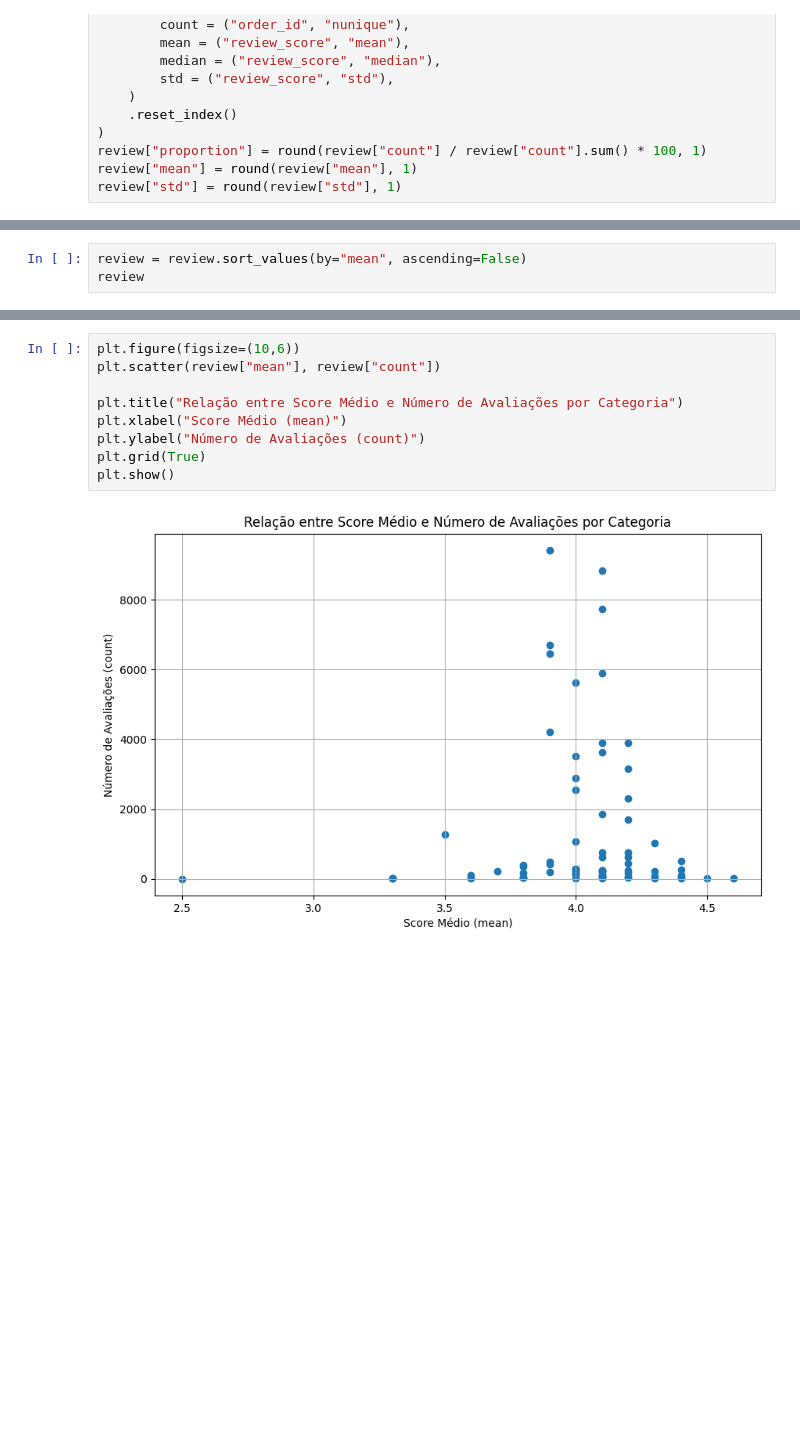
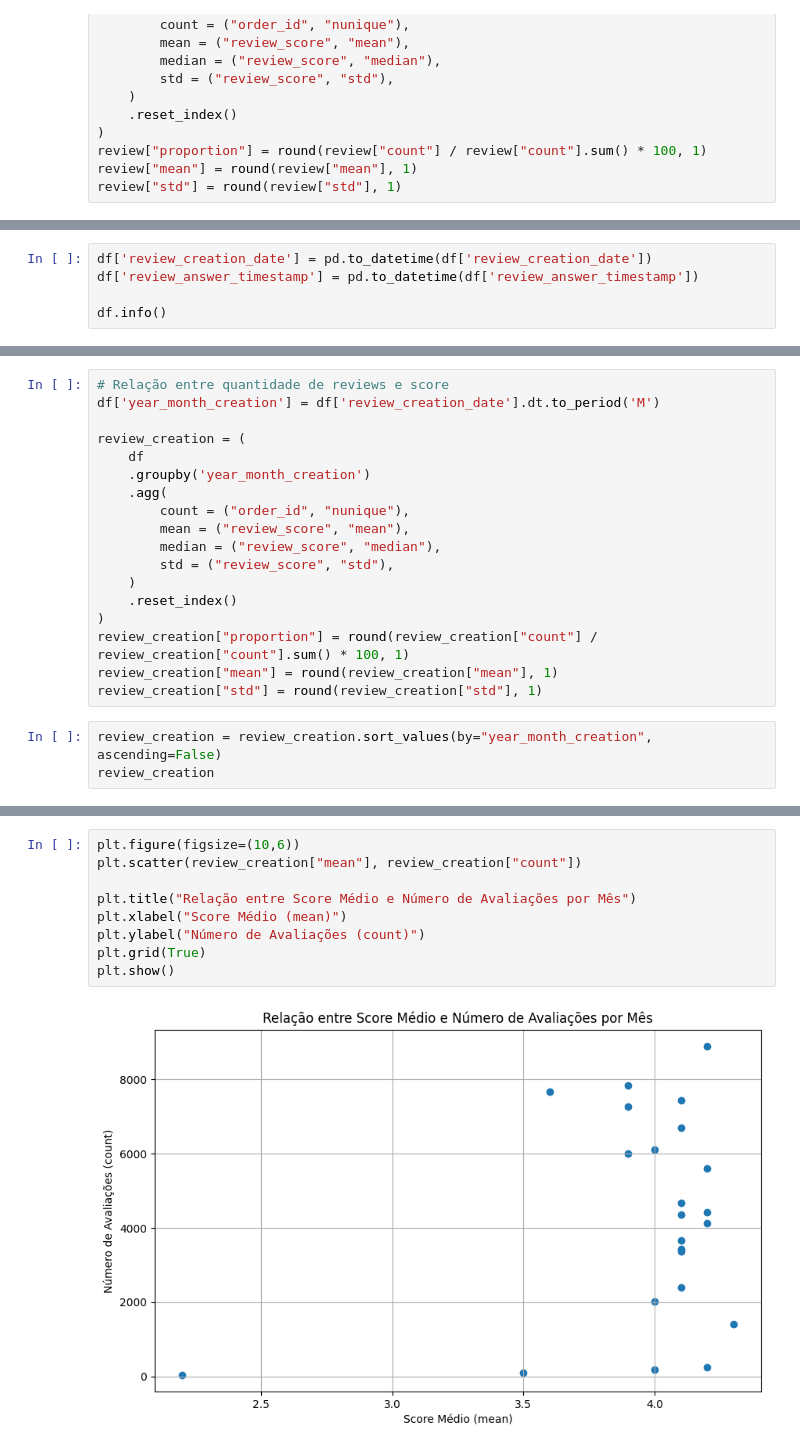
Before and after one commit to denisevitoriano/tech_challenge_fase_03, a Jupyter notebook: tech_challenge_fase_03/notebooks/01_eda.ipynb, the cells around one changed output, grey strips where cells are left out. Saved outputs shown, nothing was run; the diff lists cells and outputs as text; blank space fills up the shorter version.

```diff
--- a/tech_challenge_fase_03/notebooks/01_eda.ipynb
+++ b/tech_challenge_fase_03/notebooks/01_eda.ipynb
@@ -776,0 +854,5 @@ review
+# %%
+df['review_creation_date'] = pd.to_datetime(df['review_creation_date'])
+df['review_answer_timestamp'] = pd.to_datetime(df['review_answer_timestamp'])
+
+df.info()
@@ -777,4 +877,22 @@ review
+# %%
+# Relação entre quantidade de reviews e score
+df['year_month_creation'] = df['review_creation_date'].dt.to_period('M')
+
+review_creation = (
+    df
+    .groupby('year_month_creation')
+    .agg(
+        count = ("order_id", "nunique"),
+        mean = ("review_score", "mean"),
+        median = ("review_score", "median"),
+        std = ("review_score", "std"),
+    )
+    .reset_index()
+)
+review_creation["proportion"] = round(review_creation["count"] / review_creation["count"].sum() * 100, 1)
+review_creation["mean"] = round(review_creation["mean"], 1)
+review_creation["std"] = round(review_creation["std"], 1)
 # %%
-review = review.sort_values(by="mean", ascending=False)
-review
+review_creation = review_creation.sort_values(by="year_month_creation", ascending=False)
+review_creation
 # %% [output]
@@ -799,11 +921,11 @@ Correlação entre count e mean: 0.03301575040501834
 # %%
 plt.figure(figsize=(10,6))
-plt.scatter(review["mean"], review["count"])
+plt.scatter(review_creation["mean"], review_creation["count"])
 
-plt.title("Relação entre Score Médio e Número de Avaliações por Categoria")
+plt.title("Relação entre Score Médio e Número de Avaliações por Mês")
 plt.xlabel("Score Médio (mean)")
 plt.ylabel("Número de Avaliações (count)")
 plt.grid(True)
 plt.show()
 # %% [output]
-[figure, old version]
+[figure, new version]
```
Also changed, not shown: parts of 13 cells of this notebook, 1 other file.
